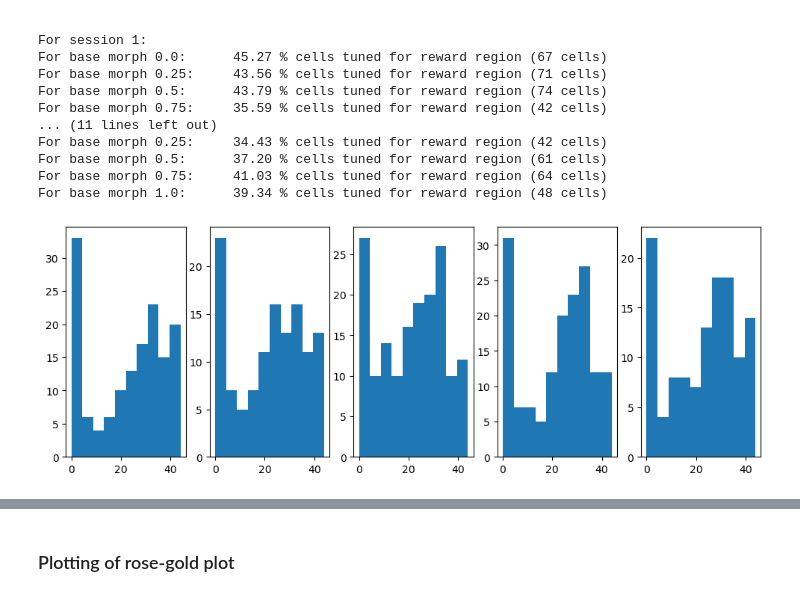
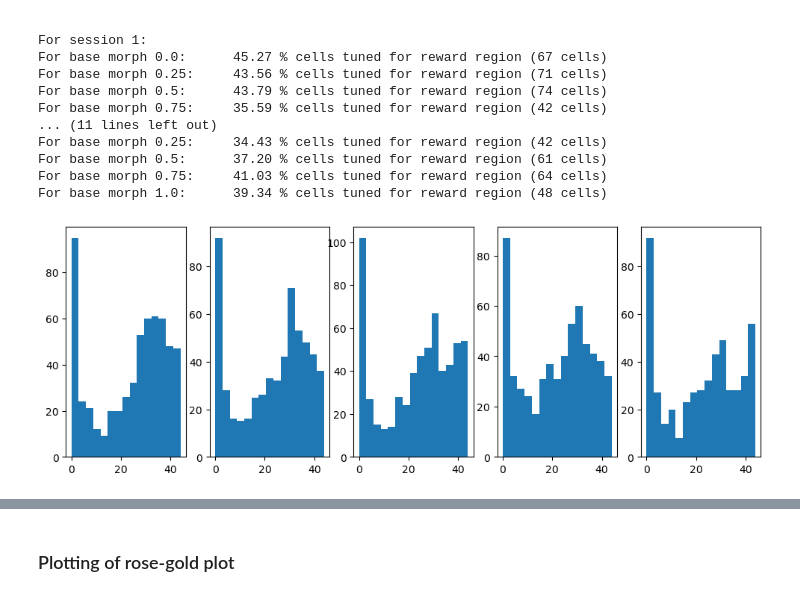
Before and after one commit to tarek-soubra/place-cell-project, a Jupyter notebook: rosegoldplot.ipynb, the cells around one changed output, grey strips where cells are left out. Drawn from its saved outputs; the diff is of its cells as text; code cells hidden in the pictures.

Commit message:
added aggregation of activity peaks, allowing to plot histogram of peaks across several sessions

```diff
--- a/rosegoldplot.ipynb
+++ b/rosegoldplot.ipynb
@@ -187,9 +187,22 @@ For base morph 0.25:     34.43 % cells tuned for reward region (42 cells)
 For base morph 0.5:      37.20 % cells tuned for reward region (61 cells)
 For base morph 0.75:     41.03 % cells tuned for reward region (64 cells)
 For base morph 1.0:      39.34 % cells tuned for reward region (48 cells)
+# %%
+# NEEDED: aggregate average activity peaks. we will have per baseMorph, one set of peaks.
+
+allPeaks = {}
+for base in main.baseMorphValues:
+    for sess in range(nFiles):
+        if sess == 0:
+            allPeaks[base] = np.argmax(avgActivity[sess][base][base],axis=0)
+        else:
+            allPeaks[base] = np.hstack((allPeaks[base], np.argmax(avgActivity[sess][base][base],axis=0)))
 # %%
 fig, ax = plt.subplots(1,5, figsize=(12,4))
+# for i, base in enumerate(main.baseMorphValues):
+#     ax[i].hist(np.argmax(avgActivity[1][base][base],axis=0), bins=10)
+
 for i, base in enumerate(main.baseMorphValues):
-    ax[i].hist(np.argmax(avgActivity[3s][base][base],axis=0), bins=10)
+    ax[i].hist(allPeaks[base], bins=15)
 # %% [output]
-[figure, old version]
+[figure, new version]
```
Also changed, not shown: parts of 2 cells of this notebook.
